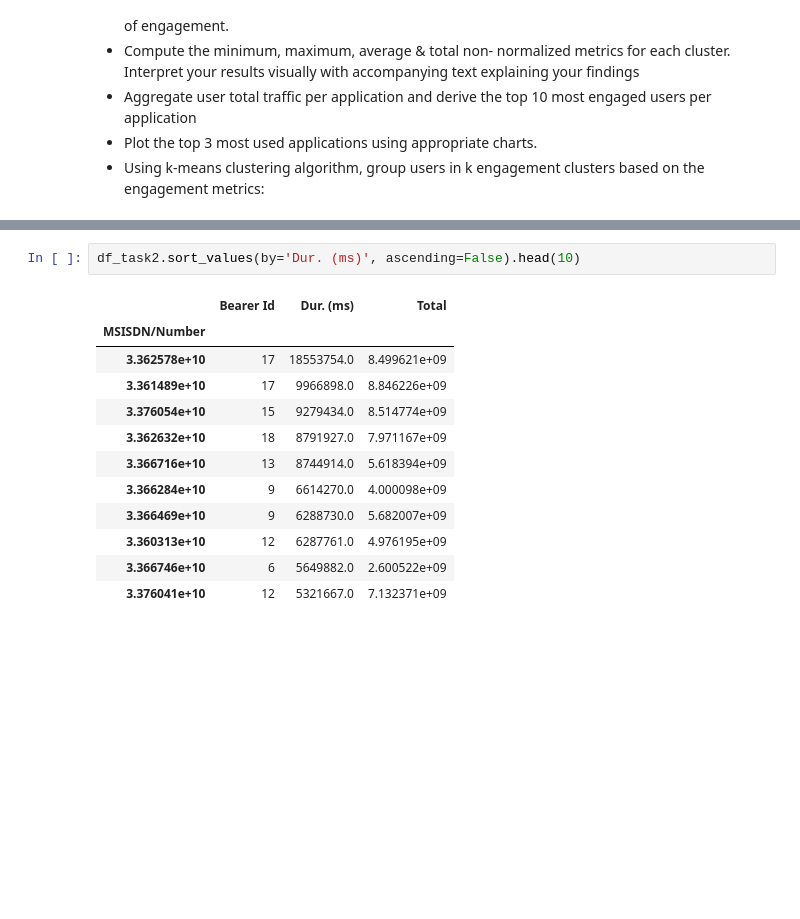
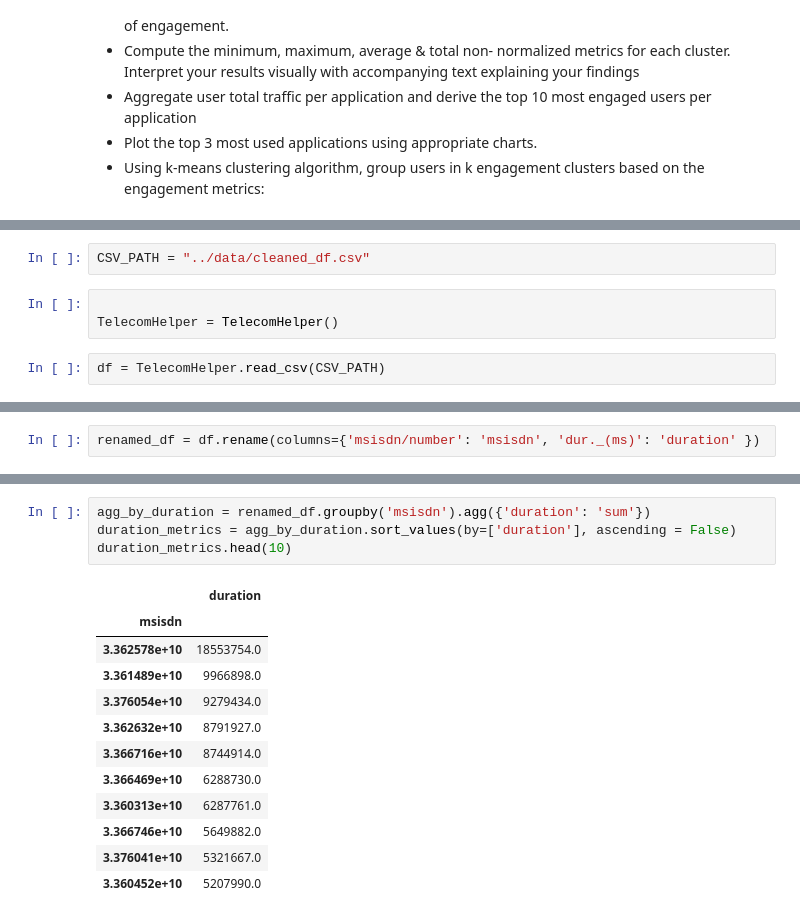
Before and after one commit to Bina-man/Telecom-Data, a Jupyter notebook: notebooks/User Engagement analysis.ipynb, the cells around one changed output, grey strips where cells are left out. Saved outputs shown, nothing was run; the diff lists cells and outputs as text; blank space fills up the shorter version.

```diff
--- a/notebooks/User Engagement analysis.ipynb
+++ b/notebooks/User Engagement analysis.ipynb
@@ -43,0 +31,7 @@ df_task2.head()
+# %%
+CSV_PATH = "../data/cleaned_df.csv"
+# %%
+
+TelecomHelper = TelecomHelper()
+# %%
+df = TelecomHelper.read_csv(CSV_PATH)
@@ -44 +40,3 @@ df_task2.head()
+# %%
+renamed_df = df.rename(columns={'msisdn/number': 'msisdn', 'dur._(ms)': 'duration' })
 # %%
@@ -59,15 +68,17 @@ df_task2.sort_values(by='Bearer Id', ascending=False).head(10)
 # %%
-df_task2.sort_values(by='Dur. (ms)', ascending=False).head(10)
+agg_by_duration = renamed_df.groupby('msisdn').agg({'duration': 'sum'})
+duration_metrics = agg_by_duration.sort_values(by=['duration'], ascending = False)
+duration_metrics.head(10)
 # %% [output]
-|  | Bearer Id | Dur. (ms) | Total |
-| MSISDN/Number |  |  |  |
-| 3.362578e+10 | 17 | 18553754.0 | 8.499621e+09 |
-| 3.361489e+10 | 17 | 9966898.0 | 8.846226e+09 |
-| 3.376054e+10 | 15 | 9279434.0 | 8.514774e+09 |
-| 3.362632e+10 | 18 | 8791927.0 | 7.971167e+09 |
-| 3.366716e+10 | 13 | 8744914.0 | 5.618394e+09 |
-| 3.366284e+10 | 9 | 6614270.0 | 4.000098e+09 |
-| 3.366469e+10 | 9 | 6288730.0 | 5.682007e+09 |
-| 3.360313e+10 | 12 | 6287761.0 | 4.976195e+09 |
-| 3.366746e+10 | 6 | 5649882.0 | 2.600522e+09 |
-| 3.376041e+10 | 12 | 5321667.0 | 7.132371e+09 |
+|  | duration |
+| msisdn |  |
+| 3.362578e+10 | 18553754.0 |
+| 3.361489e+10 | 9966898.0 |
+| 3.376054e+10 | 9279434.0 |
+| 3.362632e+10 | 8791927.0 |
+| 3.366716e+10 | 8744914.0 |
+| 3.366469e+10 | 6288730.0 |
+| 3.360313e+10 | 6287761.0 |
+| 3.366746e+10 | 5649882.0 |
+| 3.376041e+10 | 5321667.0 |
+| 3.360452e+10 | 5207990.0 |
```
Also changed, not shown: parts of 26 cells of this notebook, 2 other files.
